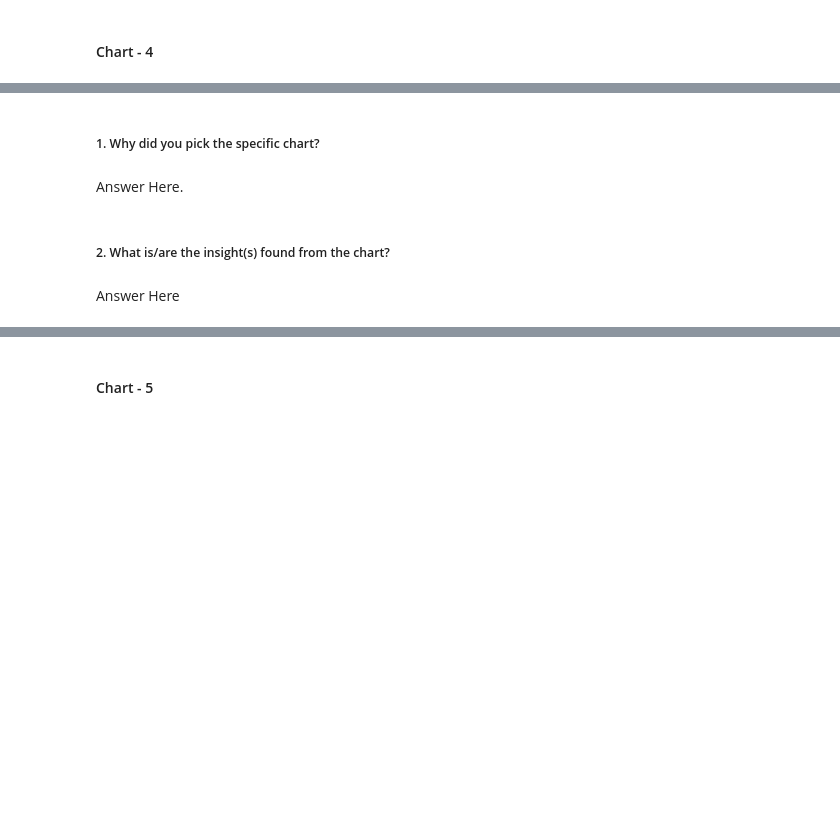
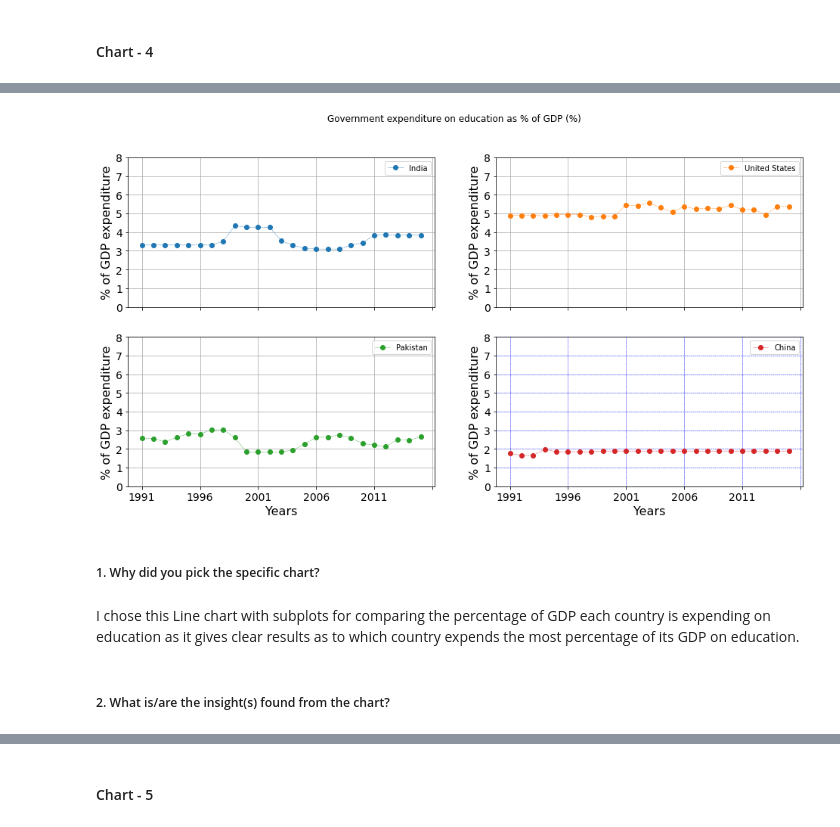
Before and after one commit to Ankita-chouhan-github/EDA-Capstone-project, a Jupyter notebook: Ankita_||_EDA_Capstone_project_(World_Bank_Global_Education_Analysis).ipynb, the cells around one changed output, grey strips where cells are left out. Saved outputs shown, nothing was run; the diff lists cells and outputs as text; code cells hidden in the pictures; blank space fills up the shorter version.

```diff
--- a/Ankita_||_EDA_Capstone_project_(World_Bank_Global_Education_Analysis).ipynb
+++ b/Ankita_||_EDA_Capstone_project_(World_Bank_Global_Education_Analysis).ipynb
@@ -1099,2 +1109,11 @@ It creates a positive impact on our business as it steers us in right direction.
 # %%
 # Chart - 4 visualization code
+# %%
+# Extracting the matrix required
+sixth_indicator, title6 = columnwise_data(Indicators[5])
+
+# Displaying the titles of the indicator
+print(title6)
+
+# Printing the matrix
+sixth_indicator
@@ -1100,0 +1139,10 @@ It creates a positive impact on our business as it steers us in right direction.
+# %%
+# Cleaning data to replace null values using backward and forward filling methods.
+# First using "ffill" on data.
+sixth_indicator.fillna(method = "ffill", inplace = True)
+
+# now using "bfill" on data.
+sixth_indicator.fillna(method = "bfill", inplace = True)
+
+# Displaying cleaned matrix.
+sixth_indicator
@@ -1101,8 +1167,16 @@ It creates a positive impact on our business as it steers us in right direction.
+# %%
+sixth_indicator[20:].plot(x = "Year", y = ["India", "United States", "Pakistan", "China"],
+                     kind = 'line', title = title6, xlabel = "Years",
+                     ylabel = "% of GDP expenditure",subplots = True,
+                     layout = (2,2),ylim = (0, 8),
+                     linewidth = 0.5, linestyle ="--", figsize = (16,8),
+                     fontsize = 14, marker = "o", grid = True)
+plt.grid(color = 'blue', linestyle = '--', linewidth = 0.5)
+# %% [output]
+[figure, added]
 # %% [markdown]
 ##### 1. Why did you pick the specific chart?
-# %% [markdown]
-Answer Here.
+# %% [markdown]
+I chose this Line chart with subplots for comparing the percentage of GDP each country is expending on education as it gives clear results as to which country expends the most percentage of its GDP on education.
 # %% [markdown]
 ##### 2. What is/are the insight(s) found from the chart?
-# %% [markdown]
-Answer Here
```
Also changed, not shown: parts of 53 cells of this notebook.
